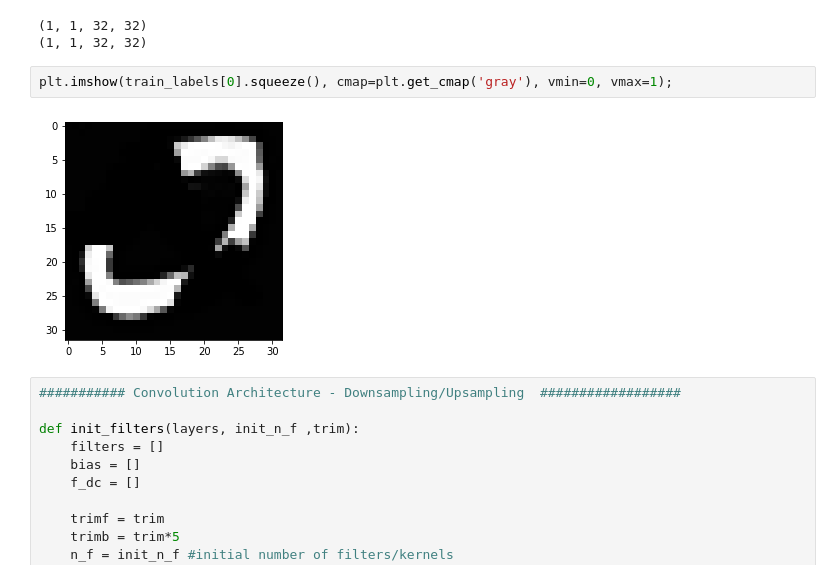
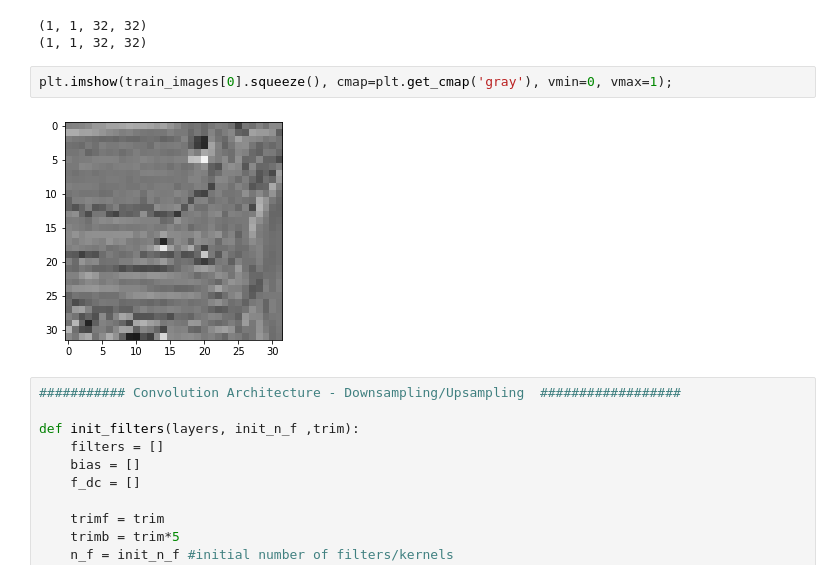
Before and after one commit to labis7/UNET-Using-Numpy, a Jupyter notebook: U-Net - Numpy - Small Version.ipynb, the cells around one changed output. Saved outputs shown, nothing was run; the diff lists cells and outputs as text.

```diff
--- a/U-Net - Numpy - Small Version.ipynb
+++ b/U-Net - Numpy - Small Version.ipynb
@@ -111,9 +111,9 @@ pass
 (1, 1, 32, 32)
 (1, 1, 32, 32)
 # %%
-plt.imshow(train_labels[0].squeeze(), cmap=plt.get_cmap('gray'), vmin=0, vmax=1);
+plt.imshow(train_images[0].squeeze(), cmap=plt.get_cmap('gray'), vmin=0, vmax=1);
 # %% [output]
-[figure, old version]
+[figure, new version]
 # %%
 ########### Convolution Architecture - Downsampling/Upsampling  ##################
 
```
Also changed, not shown: parts of 2 cells of this notebook, 1 other file.
